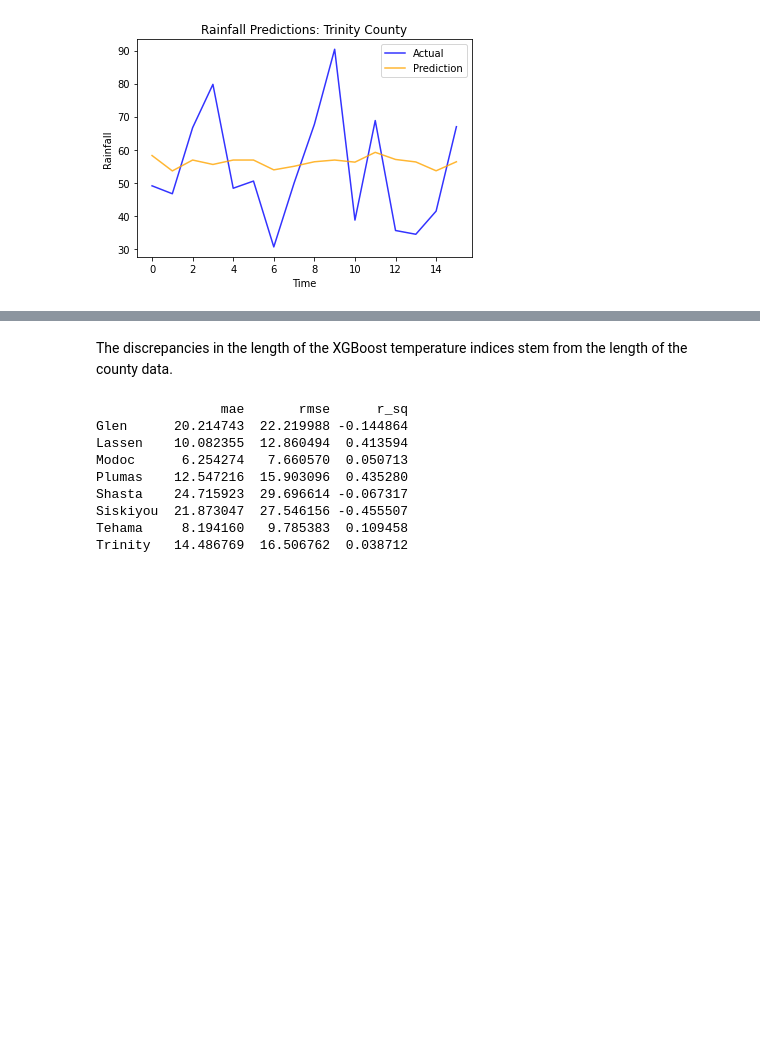
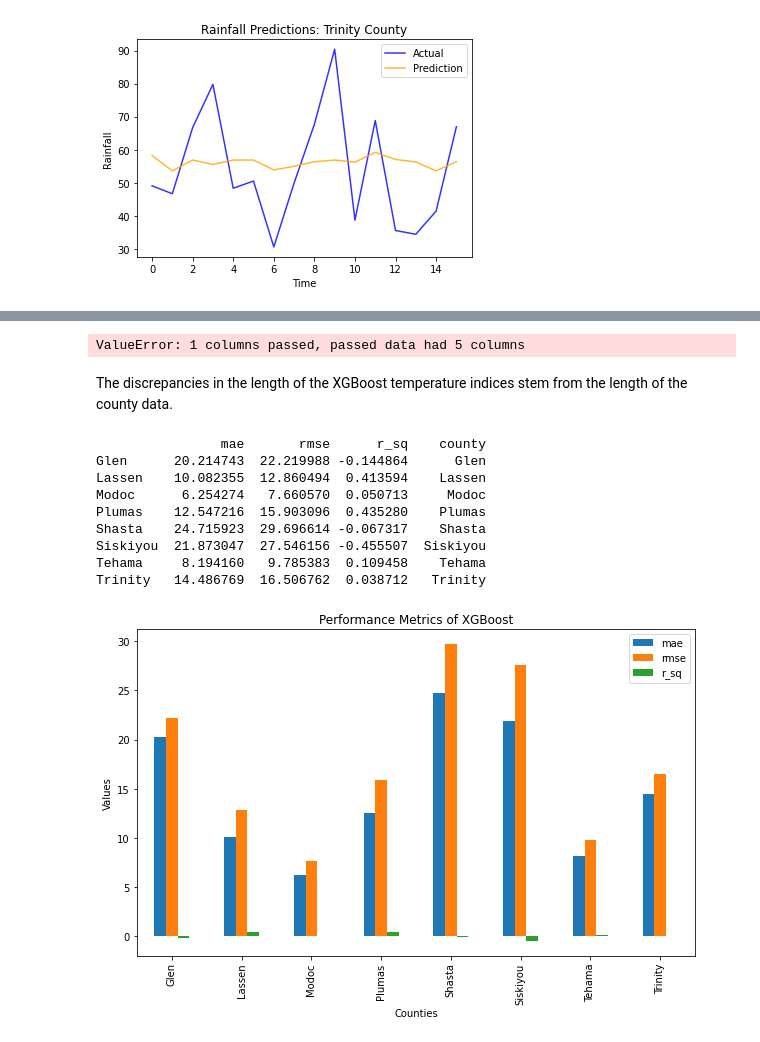
Before and after one commit to ria-bhandari/ECS_171_Project_FQ-24, a Jupyter notebook: Scripts/model_development2 copy.ipynb, the cells around one changed output, grey strips where cells are left out. Saved outputs shown, nothing was run; the diff lists cells and outputs as text; code cells hidden in the pictures; blank space fills up the shorter version.

```diff
--- a/Scripts/model_development2 copy.ipynb
+++ b/Scripts/model_development2 copy.ipynb
@@ -256,10 +288,14 @@ def apply_fourier_transform(data):
 # %%
 errors_list = []
+models_list = []
+stations_list = []
+stations_names = []
 for station in list(grouped_data):
     station_maes = []
     station_rmses = []
 
     station_name = station[0]
+    stations_names.append(station_name)
     station = station[1]
     # Resample Station data to ensure consistent frequency and fill any missing dates
     station = duplicate_years(station)
@@ -308,6 +344,9 @@ for station in list(grouped_data):
 
     errors_list.append([mae, rmse, r_sq])
 
+    stations_list.append(station)
+    models_list.append(xgb_model)
+
     #plt.plot(y_train.values, label = 'Training', color = 'green', alpha = 0.8)
 
     # Plot actual values
@@ -381,16 +397,64 @@ Date
+# %%
+'''
+i = 0
+for station in stations_list:
+    # Generate forecasts for the next 80 years
+    forecast_years = 80
+    future_forecast = forecast_future(station, models_list[i], steps=forecast_years)
+
+    # Create future dates
+    future_dates = pd.date_range(
+        start=station.index[-1] + pd.DateOffset(years=1),
+        periods=forecast_years,
+        freq="AS-OCT"
+    )
+
+    # Combine into a DataFrame
+    forecast_df = pd.DataFrame({
+        "Date": future_dates,
+        "Predicted_Precipitation": future_forecast
+    }).set_index("Date")
+
+    # Define output file path
+    output_path = f"../County_Forecasts/{stations_names[i]}_XGBforecast.txt"
+
+    # Save the forecast to a text file
+    with open(output_path, "w") as f:
+        f.write(f"Precipitation Forecast for {stations_names[i]} County:\n")
+        for date, value in forecast_df["Predicted_Precipitation"].items():
+            f.write(f"{date.strftime('%Y-%m-%d')}: {value:.2f} inches\n")
+
+    print(f"Forecast for {stations_names[i]} County saved to {output_path}")
+    i += 1
+'''
+# %% [output]
+ValueError: 1 columns passed, passed data had 5 columns
 # %% [markdown]
 The discrepancies in the length of the XGBoost temperature indices stem from the length of the county data.
 # %%
 new_df = pd.DataFrame(errors_list, columns = ['mae', 'rmse', 'r_sq'])
 new_df.index = station_names
+new_df['county'] = new_df.index
 print(new_df)
 # %% [output]
-                mae       rmse      r_sq
-Glen      20.214743  22.219988 -0.144864
-Lassen    10.082355  12.860494  0.413594
-Modoc      6.254274   7.660570  0.050713
-Plumas    12.547216  15.903096  0.435280
-Shasta    24.715923  29.696614 -0.067317
-Siskiyou  21.873047  27.546156 -0.455507
-Tehama     8.194160   9.785383  0.109458
-Trinity   14.486769  16.506762  0.038712
+                mae       rmse      r_sq    county
+Glen      20.214743  22.219988 -0.144864      Glen
+Lassen    10.082355  12.860494  0.413594    Lassen
+Modoc      6.254274   7.660570  0.050713     Modoc
+Plumas    12.547216  15.903096  0.435280    Plumas
+Shasta    24.715923  29.696614 -0.067317    Shasta
+Siskiyou  21.873047  27.546156 -0.455507  Siskiyou
+Tehama     8.194160   9.785383  0.109458    Tehama
+Trinity   14.486769  16.506762  0.038712   Trinity
+# %%
+new_df.plot(x='county', y=['mae', 'rmse', 'r_sq'], kind='bar', figsize=(10, 6))
+
+plt.xlabel('Counties')
+plt.ylabel('Values')
+plt.title('Performance Metrics of XGBoost')
+plt.legend()
+
+# Show plot
+plt.show()
+# %% [output]
+[figure, added]
```
Also changed, not shown: parts of 4 cells of this notebook, 8 other files.
